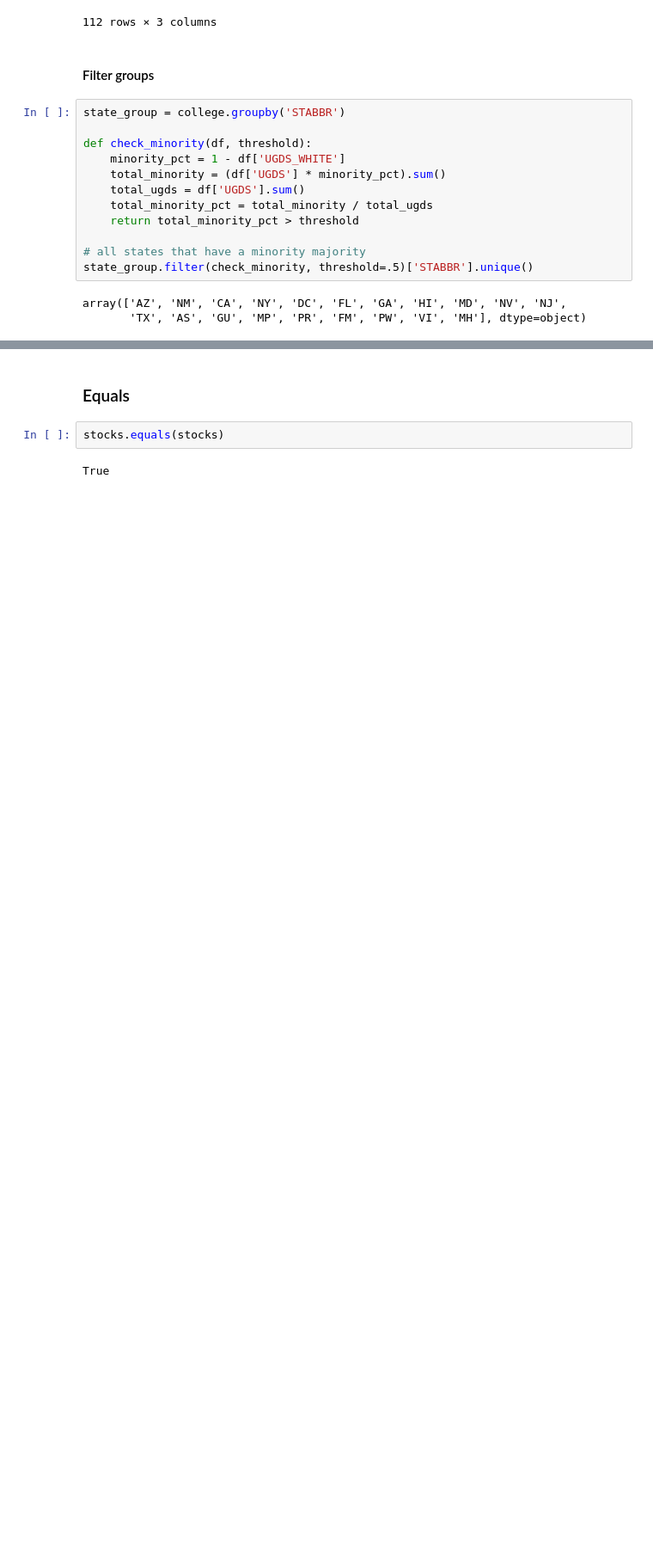
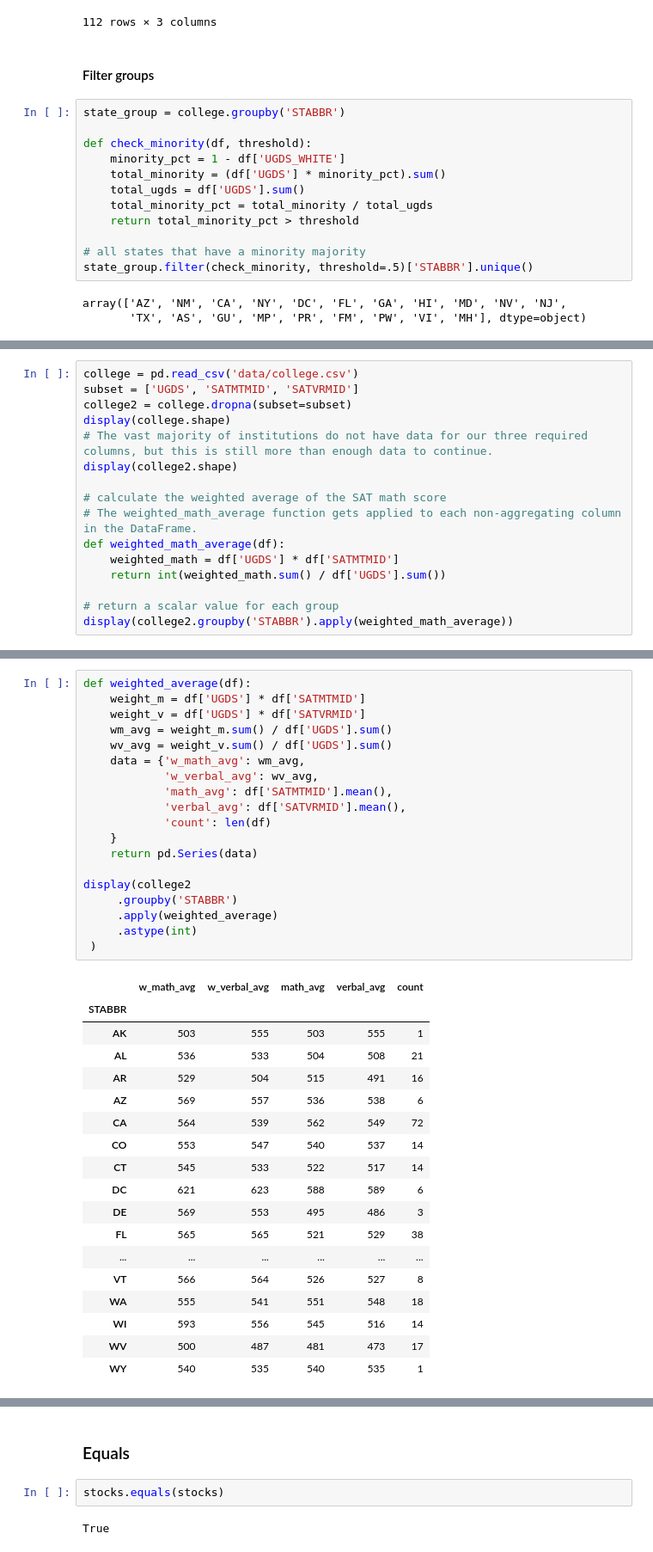
Before and after one commit to pkaran57/python-libs, a Jupyter notebook: pandas-lib/notebook/pandas.ipynb, the cells around one changed output, grey strips where cells are left out. Shown at 86% size. Drawn from its saved outputs; the diff is of its cells as text; blank space fills up the shorter version.

```diff
--- a/pandas-lib/notebook/pandas.ipynb
+++ b/pandas-lib/notebook/pandas.ipynb
@@ -1677,0 +1764,16 @@ array(['AZ', 'NM', 'CA', 'NY', 'DC', 'FL', 'GA', 'HI', 'MD', 'NV', 'NJ',
+# %%
+college = pd.read_csv('data/college.csv')
+subset = ['UGDS', 'SATMTMID', 'SATVRMID']
+college2 = college.dropna(subset=subset)
+display(college.shape)
+# The vast majority of institutions do not have data for our three required columns, but this is still more than enough data to continue.
+display(college2.shape)
+
+# calculate the weighted average of the SAT math score
+# The weighted_math_average function gets applied to each non-aggregating column in the DataFrame.
+def weighted_math_average(df):
+    weighted_math = df['UGDS'] * df['SATMTMID']
+    return int(weighted_math.sum() / df['UGDS'].sum())
+
+# return a scalar value for each group
+display(college2.groupby('STABBR').apply(weighted_math_average))
@@ -1677,0 +1802,38 @@ array(['AZ', 'NM', 'CA', 'NY', 'DC', 'FL', 'GA', 'HI', 'MD', 'NV', 'NJ',
+# %%
+def weighted_average(df):
+    weight_m = df['UGDS'] * df['SATMTMID']
+    weight_v = df['UGDS'] * df['SATVRMID']
+    wm_avg = weight_m.sum() / df['UGDS'].sum()
+    wv_avg = weight_v.sum() / df['UGDS'].sum()
+    data = {'w_math_avg': wm_avg,
+            'w_verbal_avg': wv_avg,
+            'math_avg': df['SATMTMID'].mean(),
+            'verbal_avg': df['SATVRMID'].mean(),
+            'count': len(df)
+    }
+    return pd.Series(data)
+
+display(college2
+     .groupby('STABBR')
+     .apply(weighted_average)
+     .astype(int)
+ )
+# %% [output]
+|  | w_math_avg | w_verbal_avg | math_avg | verbal_avg | count |
+| STABBR |  |  |  |  |  |
+| AK | 503 | 555 | 503 | 555 | 1 |
+| AL | 536 | 533 | 504 | 508 | 21 |
+| AR | 529 | 504 | 515 | 491 | 16 |
+| AZ | 569 | 557 | 536 | 538 | 6 |
+| CA | 564 | 539 | 562 | 549 | 72 |
+| CO | 553 | 547 | 540 | 537 | 14 |
+| CT | 545 | 533 | 522 | 517 | 14 |
+| DC | 621 | 623 | 588 | 589 | 6 |
+| DE | 569 | 553 | 495 | 486 | 3 |
+| FL | 565 | 565 | 521 | 529 | 38 |
+| ... | ... | ... | ... | ... | ... |
+| VT | 566 | 564 | 526 | 527 | 8 |
+| WA | 555 | 541 | 551 | 548 | 18 |
+| WI | 593 | 556 | 545 | 516 | 14 |
+| WV | 500 | 487 | 481 | 473 | 17 |
+| WY | 540 | 535 | 540 | 535 | 1 |
```
Also changed, not shown: parts of 19 cells of this notebook.
